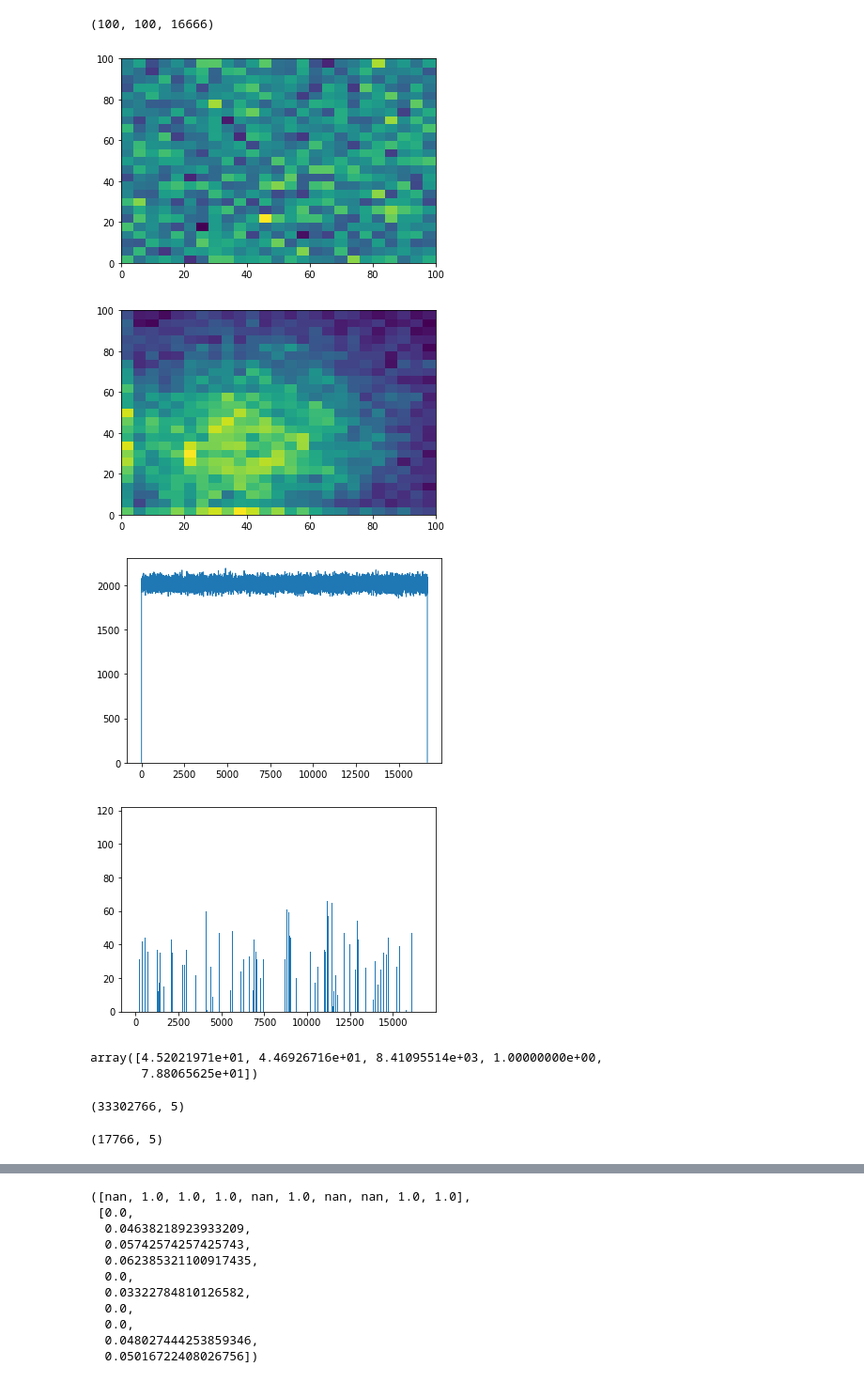
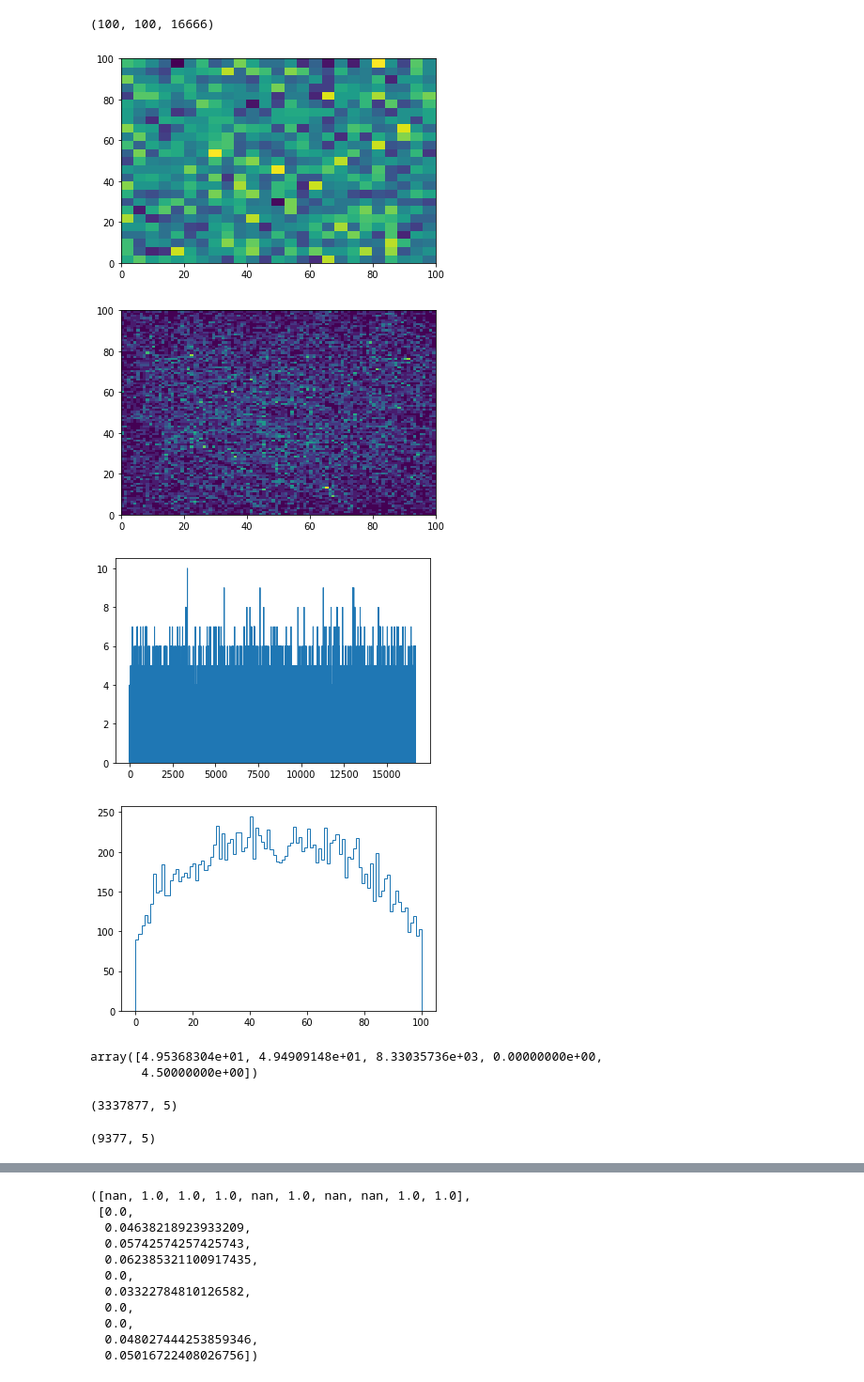
Before and after one commit to 82492749123082/farich-pics, a Jupyter notebook: Untitled.ipynb, the cells around one changed output, grey strips where cells are left out. Shown at 94% size. Saved outputs shown, nothing was run; the diff lists cells and outputs as text; code cells hidden in the pictures.

```diff
--- a/Untitled.ipynb
+++ b/Untitled.ipynb
@@ -9,0 +9,2 @@ b = BoardsGenerator("tests/testTree.root")
+# %%
+b = BoardsGenerator("data/rootfiles/farichSimRes_pi-kaon-_1000MeV_0-90deg_50.0k_2020-02-11.root")
@@ -23,25 +26,25 @@ sizes
 b0 = boards[boards[:,3]==0].T
 plt.hist2d(b0[0], b0[1], bins=(25, 25), range=((0, 100), (0, 100)));
 # %% [output]
-[figure, old version]
+[figure, new version]
 # %%
 b1 = boards[boards[:,3]==1].T
-plt.hist2d(b1[0], b1[1], bins=(25, 25), range=((0, 100), (0, 100)));
+plt.hist2d(b1[0], b1[1], bins=(100, 100), range=((0, 100), (0, 100)));
 # %% [output]
-[figure, old version]
+[figure, new version]
 # %%
 plt.hist(b0[2], bins=sizes[2], range=(0, sizes[2]), histtype='step');
 # %% [output]
-[figure, old version]
+[figure, new version]
 # %%
-plt.hist(b1[2], bins=sizes[2], range=(0, sizes[2]));
+plt.hist(b1[1], bins=sizes[1], range=(0, sizes[1]), histtype='step');
 # %% [output]
-[figure, old version]
+[figure, new version]
 # %%
 b0.mean(axis=1)
 # %% [output]
-array([4.52021971e+01, 4.46926716e+01, 8.41095514e+03, 1.00000000e+00,
-       7.88065625e+01])
+array([4.95368304e+01, 4.94909148e+01, 8.33035736e+03, 0.00000000e+00,
+       4.50000000e+00])
 # %%
 import progressbar as pg
 # %%
@@ -49,11 +52,11 @@ precision, recall = [], []
 # %%
 boards.shape
 # %% [output]
-(33302766, 5)
+(3337877, 5)
 # %%
 boards[boards[:,3]==1].shape
 # %% [output]
-(17766, 5)
+(9377, 5)
 # %%
  boards[boards[:,-1]==0]
 # %% [output]
```
Also changed, not shown: parts of 17 cells of this notebook, 2 other files.
